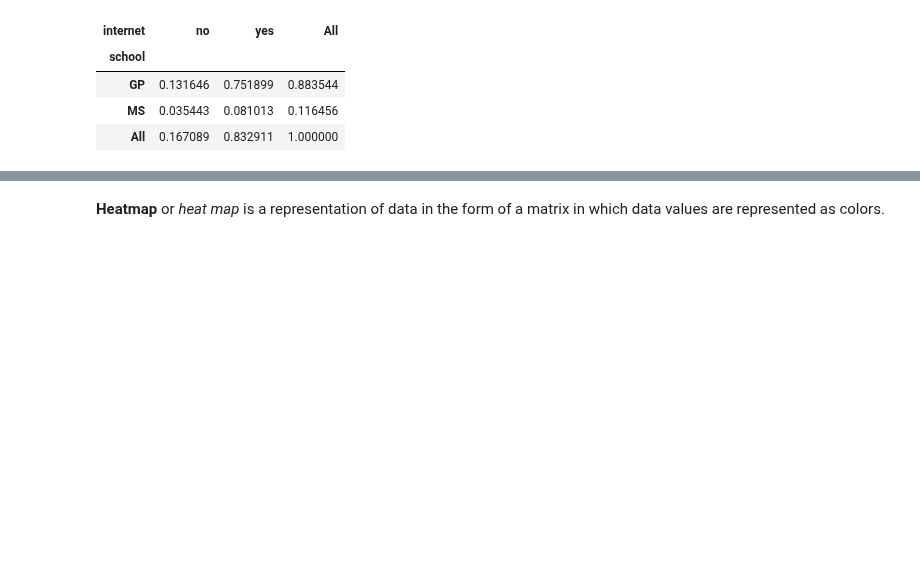
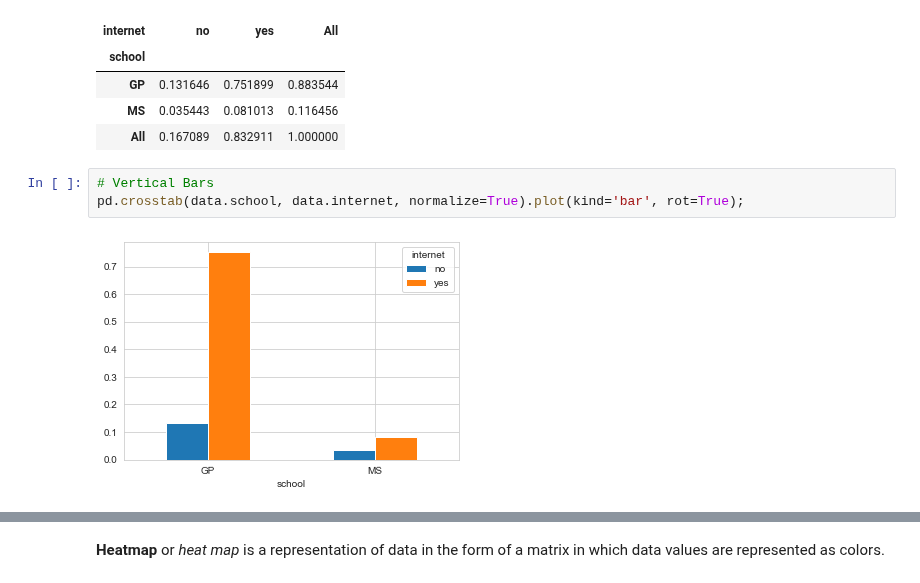
Before and after one commit to Goliath-Research/Computational-Statistics, a Jupyter notebook: 03-Descriptive Statistics/01-Frequency.ipynb, the cells around one changed output, grey strips where cells are left out. Cells and saved outputs as stored; diff of their text form; blank space fills up the shorter version.

```diff
--- a/03-Descriptive Statistics/01-Frequency.ipynb
+++ b/03-Descriptive Statistics/01-Frequency.ipynb
@@ -144,3 +151,8 @@ pd.crosstab(data.school, data.internet, margins=True, normalize=True)
 | GP | 0.131646 | 0.751899 | 0.883544 |
 | MS | 0.035443 | 0.081013 | 0.116456 |
 | All | 0.167089 | 0.832911 | 1.000000 |
+# %%
+# Vertical Bars
+pd.crosstab(data.school, data.internet, normalize=True).plot(kind='bar', rot=True);
+# %% [output]
+[figure, added]
```
Also changed, not shown: parts of 30 cells of this notebook.
